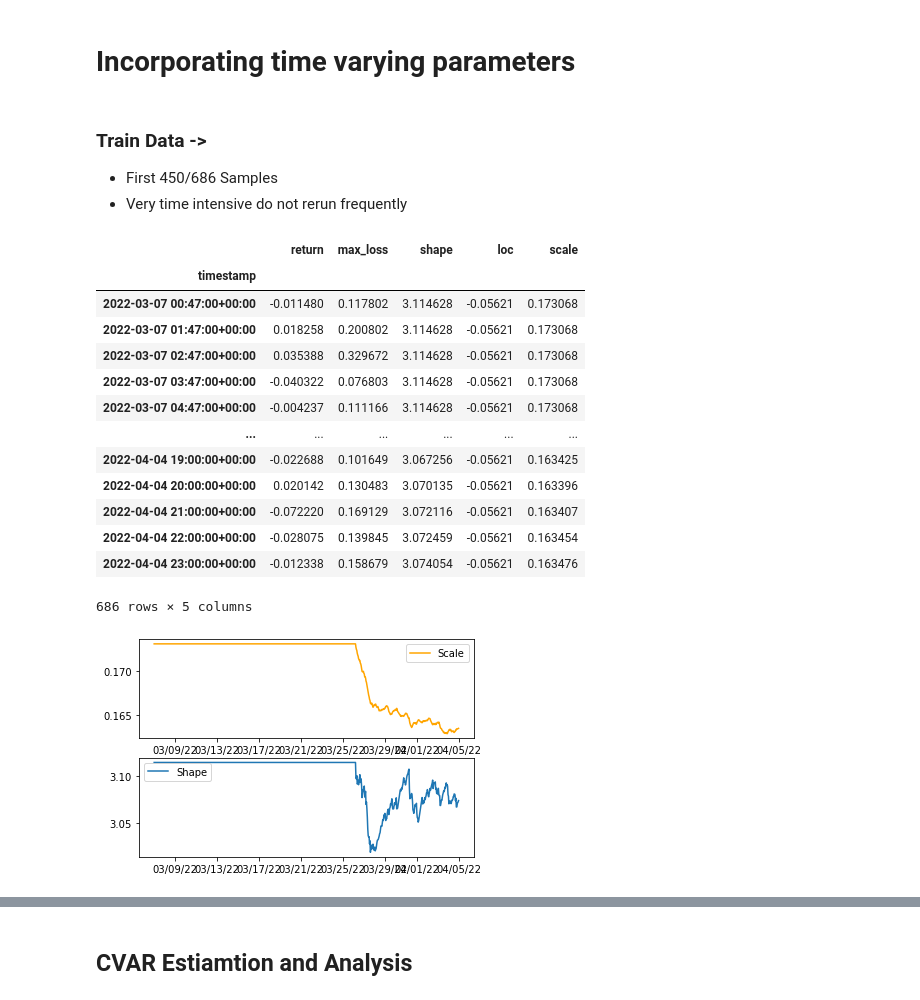
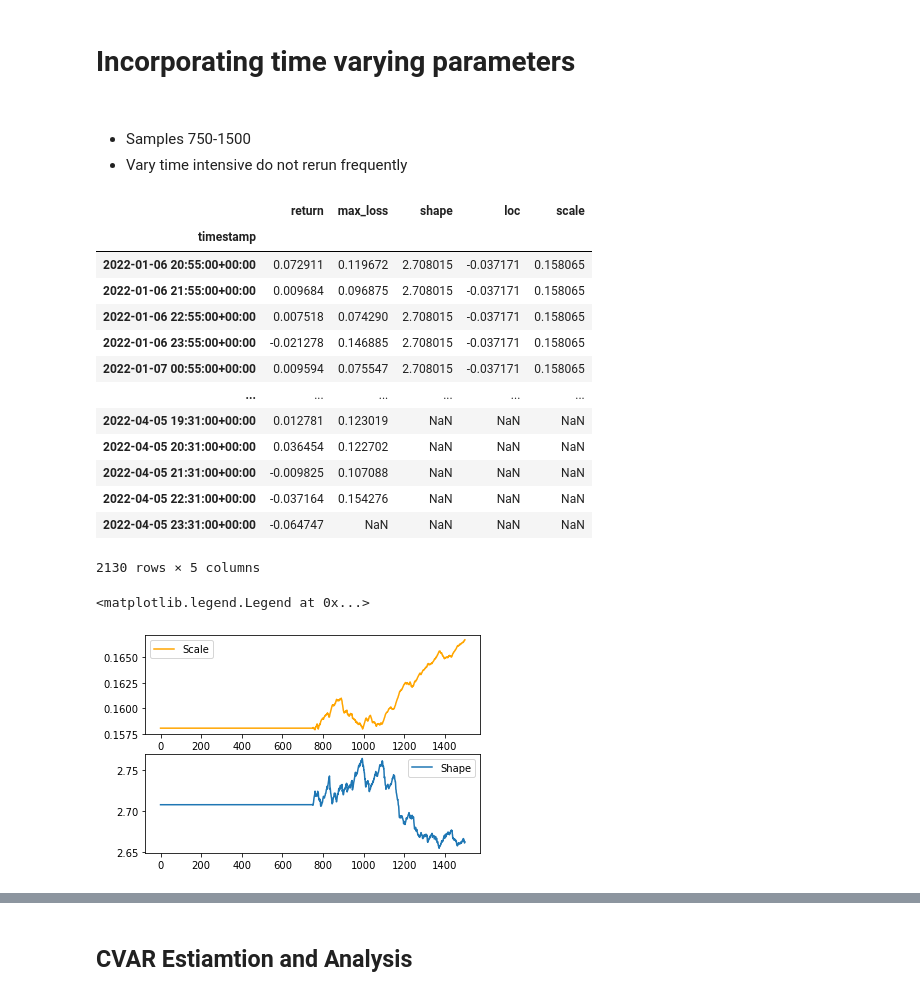
Before and after one commit to jasonbohne123/ARC_Model, a Jupyter notebook: arch.ipynb, the cells around one changed output, grey strips where cells are left out. Saved outputs shown, nothing was run; the diff lists cells and outputs as text; code cells hidden in the pictures.

```diff
--- a/arch.ipynb
+++ b/arch.ipynb
@@ -50,7 +50,7 @@ features_to_load = [
 
 # Last 2 weeks
 end_date = datetime.datetime.now(datetime.timezone.utc)
-start_date = end_date - datetime.timedelta(days=30)
+start_date = end_date - datetime.timedelta(days=90)
 
 # Choose buckketing
 time_agg = "60sec" #60sec
@@ -129,4 +148,4 @@ ax[1].xaxis.set_major_formatter(DateFormatter("%D"))
 # %%
-global_shape,global_loc,global_scale=invweibull.fit(max_series[:450])
+global_shape,global_loc,global_scale=invweibull.fit(max_series[:750])
 global_shape,global_loc,global_scale
 # %% [output]
@@ -169,25 +188,25 @@ plt.legend()
 # %% [markdown]
 # Incorporating time varying parameters
 # %% [markdown]
-### Train Data ->
-- First 450/686 Samples
-- Very time intensive do not rerun frequently
+###
+- Samples 750-1500
+- Vary time intensive do not rerun frequently
 # %%
-k= len(max_series)-450# num samples
+k= 750# num samples
 
 time_vary=pd.DataFrame()
 time_vary['return']=-high_freq['return'][::60]
 time_vary['max_loss']=max_series
 
 
-shape_vals=pd.Series([global_shape],index=[max_series.index[449]])
-loc_vals=pd.Series([global_loc],index=[max_series.index[449]])
-scale_vals=pd.Series([global_scale],index=[max_series.index[449]])
+shape_vals=pd.Series([global_shape],index=[max_series.index[749]])
+loc_vals=pd.Series([global_loc],index=[max_series.index[749]])
+scale_vals=pd.Series([global_scale],index=[max_series.index[749]])
 
 i=0
-for index,elt in max_series[450:].iteritems(): # sample every 100 elements for consistency
+for index,elt in max_series[750:1500].iteritems():
 
-    shape,loc,scale=invweibull.fit(max_series[:450+i],floc=global_loc) # fit all data up until observ, fix location param
+    shape,loc,scale=invweibull.fit(max_series[:750+i],floc=global_loc) # fit all data up until observ, fix location param
 
     shape_vals=shape_vals.append(pd.Series([shape],index=[index]))
     loc_vals=loc_vals.append(pd.Series([loc],index=[index]))
@@ -206,27 +225,26 @@ time_vary
 # %% [output]
 |  | return | max_loss | shape | loc | scale |
 | timestamp |  |  |  |  |  |
-| 2022-03-07 00:47:00+00:00 | -0.011480 | 0.117802 | 3.114628 | -0.05621 | 0.173068 |
-| 2022-03-07 01:47:00+00:00 | 0.018258 | 0.200802 | 3.114628 | -0.05621 | 0.173068 |
-| 2022-03-07 02:47:00+00:00 | 0.035388 | 0.329672 | 3.114628 | -0.05621 | 0.173068 |
-| 2022-03-07 03:47:00+00:00 | -0.040322 | 0.076803 | 3.114628 | -0.05621 | 0.173068 |
-| 2022-03-07 04:47:00+00:00 | -0.004237 | 0.111166 | 3.114628 | -0.05621 | 0.173068 |
+| 2022-01-06 20:55:00+00:00 | 0.072911 | 0.119672 | 2.708015 | -0.037171 | 0.158065 |
+| 2022-01-06 21:55:00+00:00 | 0.009684 | 0.096875 | 2.708015 | -0.037171 | 0.158065 |
+| 2022-01-06 22:55:00+00:00 | 0.007518 | 0.074290 | 2.708015 | -0.037171 | 0.158065 |
+| 2022-01-06 23:55:00+00:00 | -0.021278 | 0.146885 | 2.708015 | -0.037171 | 0.158065 |
+| 2022-01-07 00:55:00+00:00 | 0.009594 | 0.075547 | 2.708015 | -0.037171 | 0.158065 |
 | ... | ... | ... | ... | ... | ... |
-| 2022-04-04 19:00:00+00:00 | -0.022688 | 0.101649 | 3.067256 | -0.05621 | 0.163425 |
-| 2022-04-04 20:00:00+00:00 | 0.020142 | 0.130483 | 3.070135 | -0.05621 | 0.163396 |
-| 2022-04-04 21:00:00+00:00 | -0.072220 | 0.169129 | 3.072116 | -0.05621 | 0.163407 |
-| 2022-04-04 22:00:00+00:00 | -0.028075 | 0.139845 | 3.072459 | -0.05621 | 0.163454 |
-| 2022-04-04 23:00:00+00:00 | -0.012338 | 0.158679 | 3.074054 | -0.05621 | 0.163476 |
+| 2022-04-05 19:31:00+00:00 | 0.012781 | 0.123019 | NaN | NaN | NaN |
+| 2022-04-05 20:31:00+00:00 | 0.036454 | 0.122702 | NaN | NaN | NaN |
+| 2022-04-05 21:31:00+00:00 | -0.009825 | 0.107088 | NaN | NaN | NaN |
+| 2022-04-05 22:31:00+00:00 | -0.037164 | 0.154276 | NaN | NaN | NaN |
+| 2022-04-05 23:31:00+00:00 | -0.064747 | NaN | NaN | NaN | NaN |
-686 rows × 5 columns
+2130 rows × 5 columns
 # %%
 fig,ax = plt.subplots(2,1)
 
 
-ax[1].plot(time_vary['shape'], label='Shape')
-ax[0].plot(time_vary['scale'], label='Scale',color='orange') # negative, sampled every 60 seconds
+ax[1].plot(time_vary['shape'].values, label='Shape')
+ax[0].plot(time_vary['scale'].values, label='Scale',color='orange') # negative, sampled every 60 seconds
 ax[0].legend()
 ax[1].legend()
-ax[0].xaxis.set_major_formatter(DateFormatter("%D"))
-ax[1].xaxis.set_major_formatter(DateFormatter("%D"))
 # %% [output]
+<matplotlib.legend.Legend at 0x...>
-[figure, old version]
+[figure, new version]
```
Also changed, not shown: parts of 32 cells of this notebook, 2 other files.
